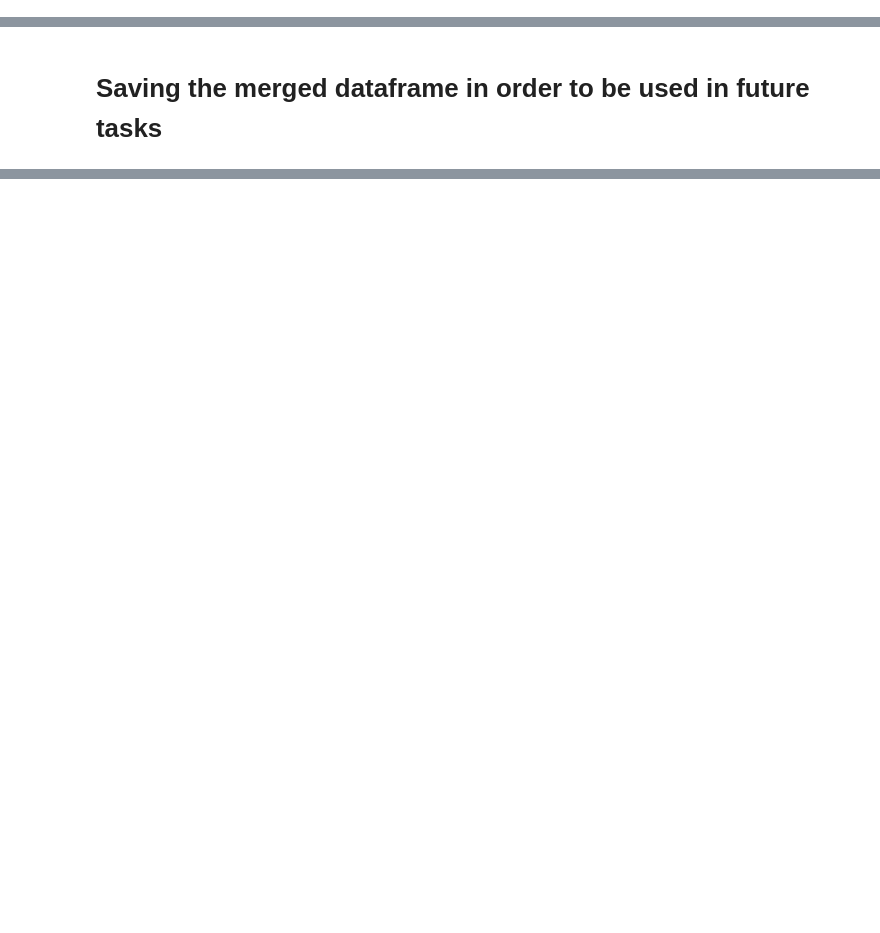
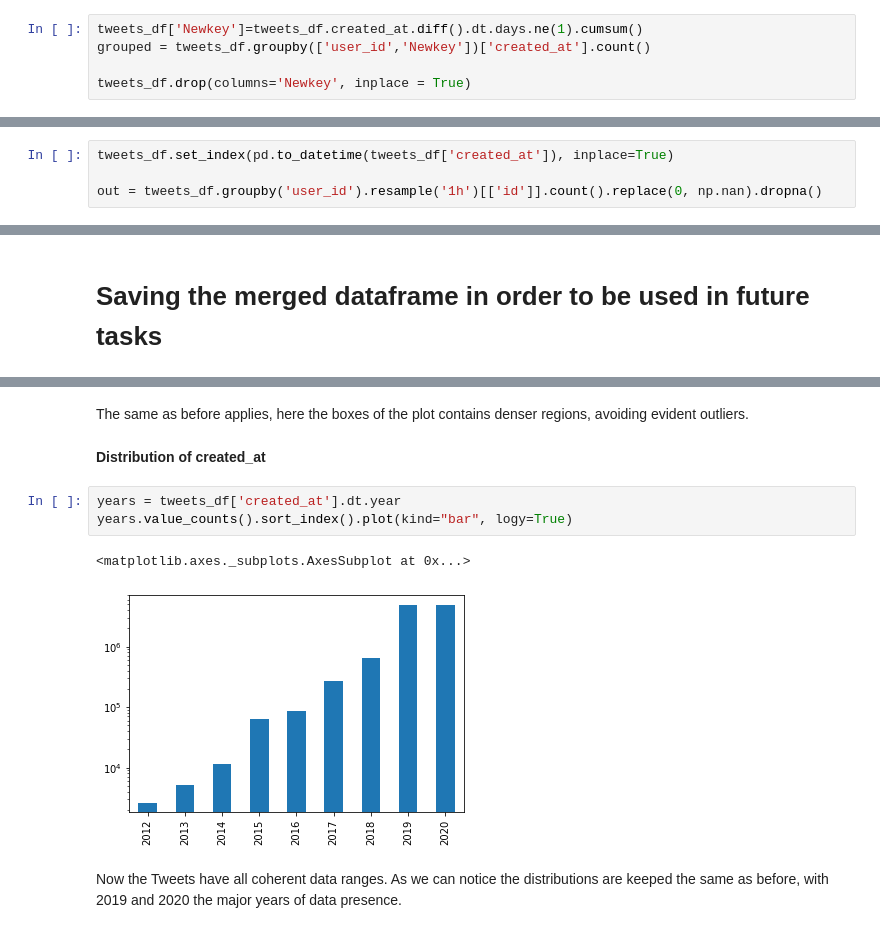
Before and after one commit to Sopralapanca/DM-twitter-dataset-analysis, a Jupyter notebook: DM_preparation_task1.ipynb, the cells around one changed output, grey strips where cells are left out. Saved outputs shown, nothing was run; the diff lists cells and outputs as text; blank space fills up the shorter version.

```diff
--- a/DM_preparation_task1.ipynb
+++ b/DM_preparation_task1.ipynb
@@ -787,0 +914,5 @@ for user_id in uniques_id:
+# %%
+tweets_df['Newkey']=tweets_df.created_at.diff().dt.days.ne(1).cumsum()
+grouped = tweets_df.groupby(['user_id','Newkey'])['created_at'].count()
+
+tweets_df.drop(columns='Newkey', inplace = True)
@@ -787,0 +949,4 @@ for user_id in uniques_id:
+# %%
+tweets_df.set_index(pd.to_datetime(tweets_df['created_at']), inplace=True)
+
+out = tweets_df.groupby('user_id').resample('1h')[['id']].count().replace(0, np.nan).dropna()
@@ -1033,0 +1272,12 @@ tweets_df.to_csv(path)
+# %% [markdown]
+The same as before applies, here the boxes of the plot contains denser regions, avoiding evident outliers.
+# %% [markdown]
+**Distribution of created_at**
+# %%
+years = tweets_df['created_at'].dt.year
+years.value_counts().sort_index().plot(kind="bar", logy=True)
+# %% [output]
+<matplotlib.axes._subplots.AxesSubplot at 0x...>
+[figure, added]
+# %% [markdown]
+Now the Tweets have all coherent data ranges. As we can notice the distributions are keeped the same as before, with 2019 and 2020 the major years of data presence.
```
Also changed, not shown: parts of 166 cells of this notebook.
